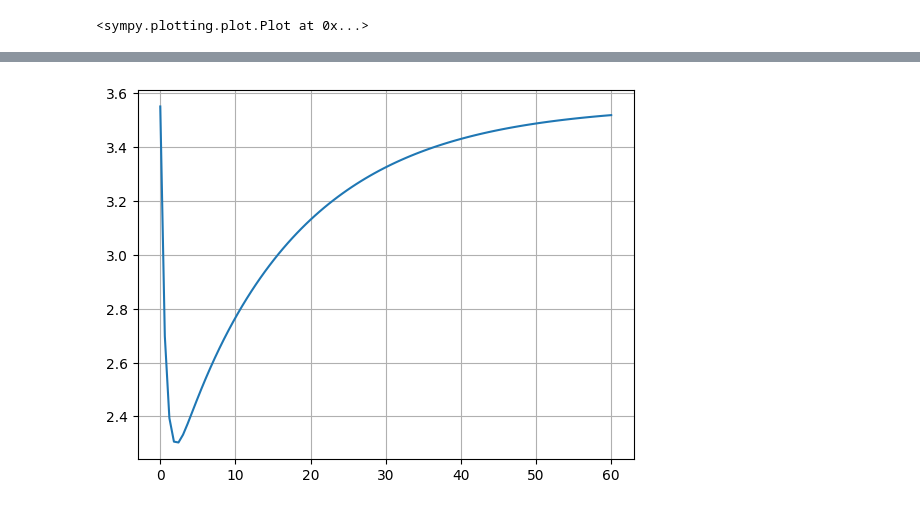
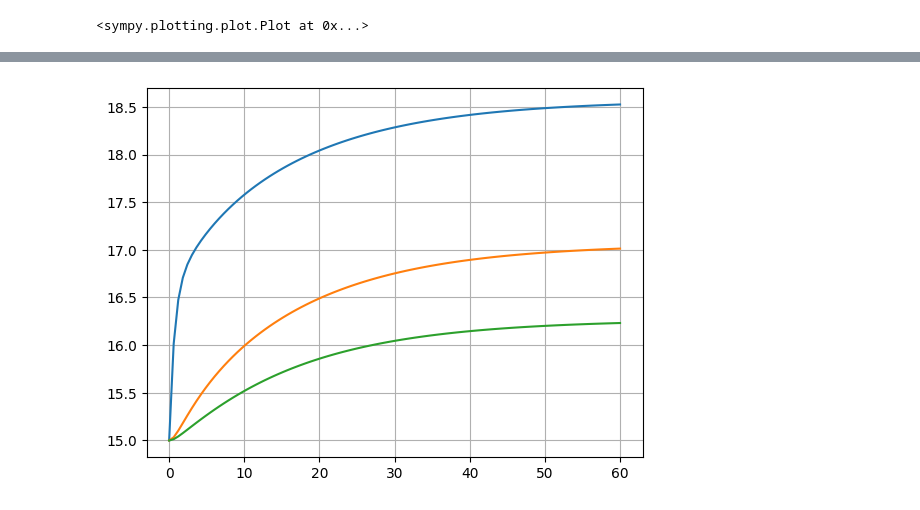
Before and after one commit to Michael-Jimenez-C/CieCom2, a Jupyter notebook: proyecto_CII.ipynb, the cells around one changed output, grey strips where cells are left out. Cells and saved outputs as stored; diff of their text form; code cells hidden in the pictures.

```diff
--- a/proyecto_CII.ipynb
+++ b/proyecto_CII.ipynb
@@ -144,16 +148,19 @@ sp.plot(sol[0],sol[1],sol[2],(t,0,100))
 # %%
+T=np.linspace(0,60,1000)
 x0=sp.Matrix([[15],[15],[15]])
+
 u=sp.Matrix([[30],[15]])
 U=sp.laplace_transform(u,t,s,noconds=True)
-Y=(s*sp.eye(A.shape[0])-A).inv()@(x0+B*U)
+Y=(s*sp.eye(A.shape[0])-A).inv()@(x0+B*U)*s
 
-tf=TransferFunction.from_rational_expression(sp.eye(A.shape[0])[0]*Y)
+tf=TransferFunction.from_rational_expression((sp.eye(A.shape[0])[0,:]*Y)[0])
 
-num=[float(sp.Coeff(sp.expand(tf.num),s,i)) for i in reversed(range(int(sp.degree(tf.num))+1))]
-den=[float(sp.Coeff(sp.expand(tf.den),s,i)) for i in reversed(range(int(sp.degree(tf.den))+1))]
+num=[float(Coeff(sp.expand(tf.num),s,i)) for i in reversed(range(int(sp.degree(tf.num))+1))]
+den=[float(Coeff(sp.expand(tf.den),s,i)) for i in reversed(range(int(sp.degree(tf.den))+1))]
 lti = signal.lti(num,den)
-T=np.linspace(0,60,100)
 
-t_, y ,k= signal.lsim(lti,T=T,X0=15,U=0*T)
+t_, y= signal.step(lti,T=T)
+
+
 plt.plot(t_, y)
 plt.grid()
@@ -160,9 +169,11 @@ plt.grid()
 # %%
-num,den=signal.ss2tf(A=np.array(A,dtype="float64"),B=np.array(B,dtype="float64"),C=np.eye(A.shape[0])[0],D=np.array([[0,0]]))
-lti = signal.lti(num,den)
+#num,den=signal.ss2tf(A=np.array(A,dtype="float64"),B=np.array(B,dtype="float64"),C=np.eye(A.shape[0])[0:2],D=np.array([[0,0]]))
+#lti = signal.lti(num,den)
 T=np.linspace(0,60,100)
-
-t_, y ,k= signal.lsim(lti,T=T,X0=15,U=15+0*T)
-plt.plot(t_, y)
-plt.grid()
+for i in range(3):
+  lti=signal.StateSpace(A,B,np.eye(A.shape[0])[i],np.array([[0,0]]))
+  t_, y ,k= signal.lsim(lti,T=T,X0=np.array([15,15,15]),U=np.array([30+0*T,15+0*T]).T)
+  plt.plot(t_, y)
+  plt.grid()
+plt.show()
 # %% [output]
@@ -171 +180 @@ plt.grid()
-[figure, old version]
+[figure, new version]
```
Also changed, not shown: parts of 3 cells of this notebook.
